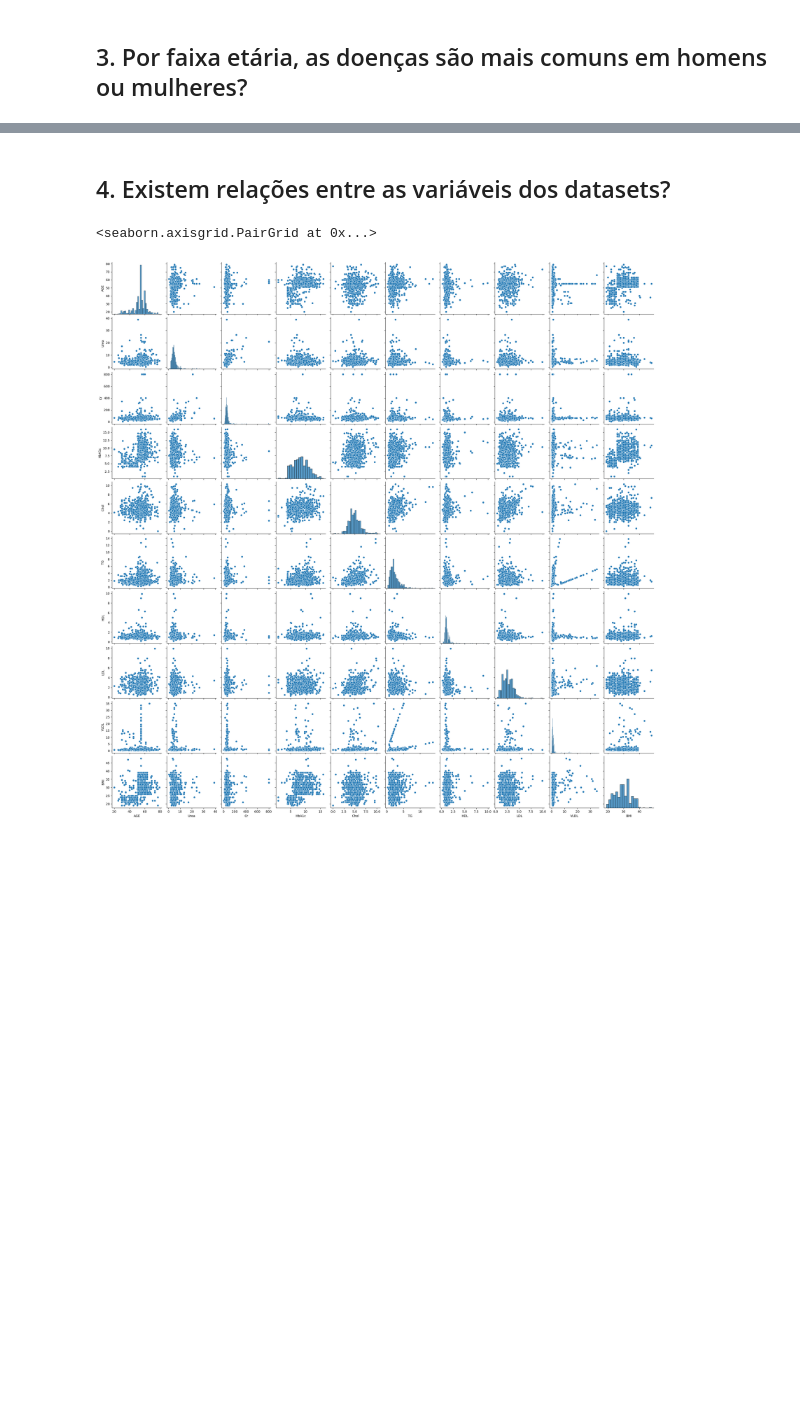
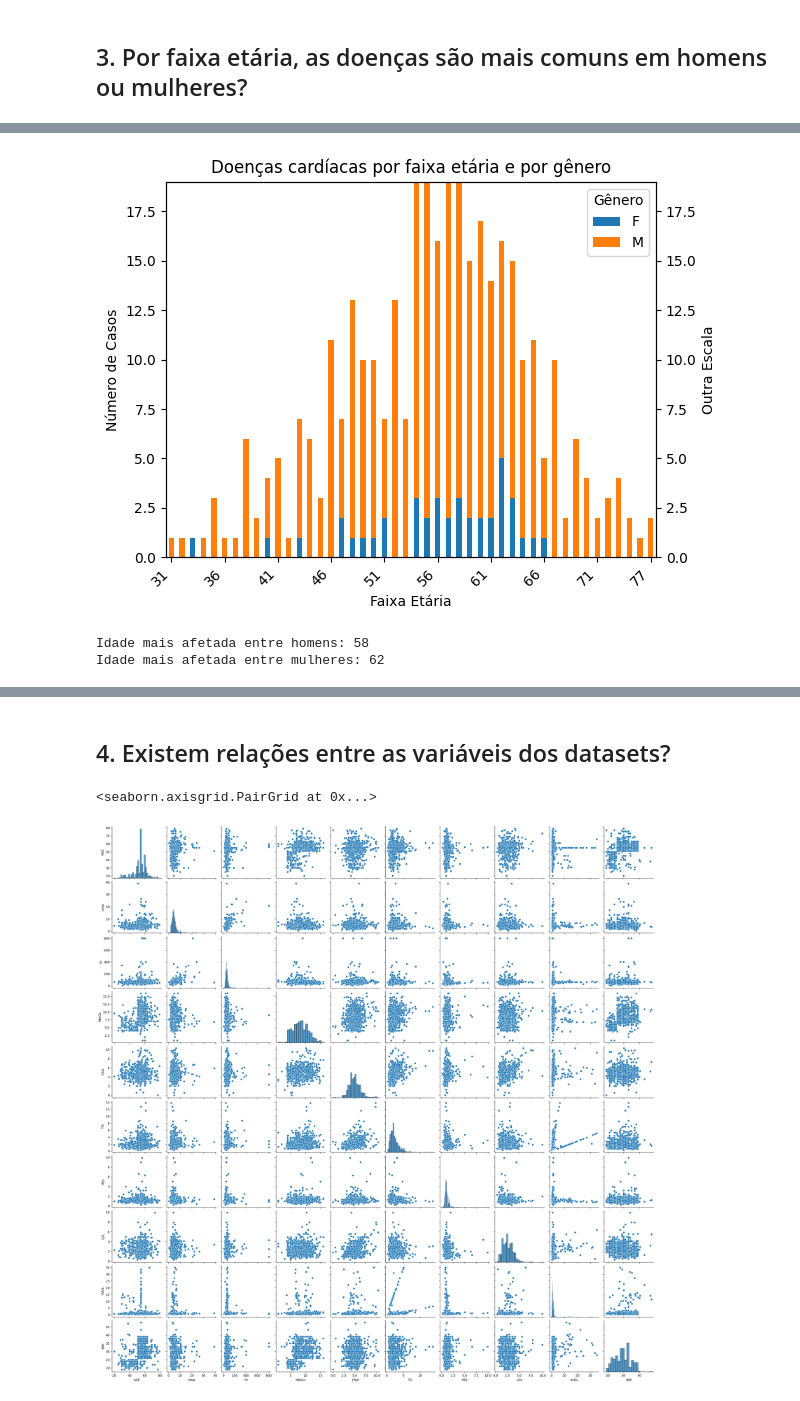
Before and after one commit to Raphael-Marchetti-Calciolari/projects-data-science-diseases-ieee-dataport, a Jupyter notebook: Projeto_Ciencia_de_Dados.ipynb, the cells around one changed output, grey strips where cells are left out. Saved outputs shown, nothing was run; the diff lists cells and outputs as text; code cells hidden in the pictures; blank space fills up the shorter version.

```diff
--- a/Projeto_Ciencia_de_Dados.ipynb
+++ b/Projeto_Ciencia_de_Dados.ipynb
@@ -557,0 +664,14 @@ print(f'{n_men} M\t{n_fem} F')
+# %%
+modes = plot_disease_by_gender_and_age(
+    'target', 'heart disease',
+    'sex', 'F', 'M',
+    'age',
+    heart_disease_df,
+    'Doenças cardíacas por faixa etária e por gênero'
+)
+
+print(f"\nIdade mais afetada entre homens: {modes[1]}\nIdade mais afetada entre mulheres: {modes[0]}")
+# %% [output]
+[figure, added]
+Idade mais afetada entre homens: 58
+Idade mais afetada entre mulheres: 62
```
Also changed, not shown: parts of 33 cells of this notebook.
